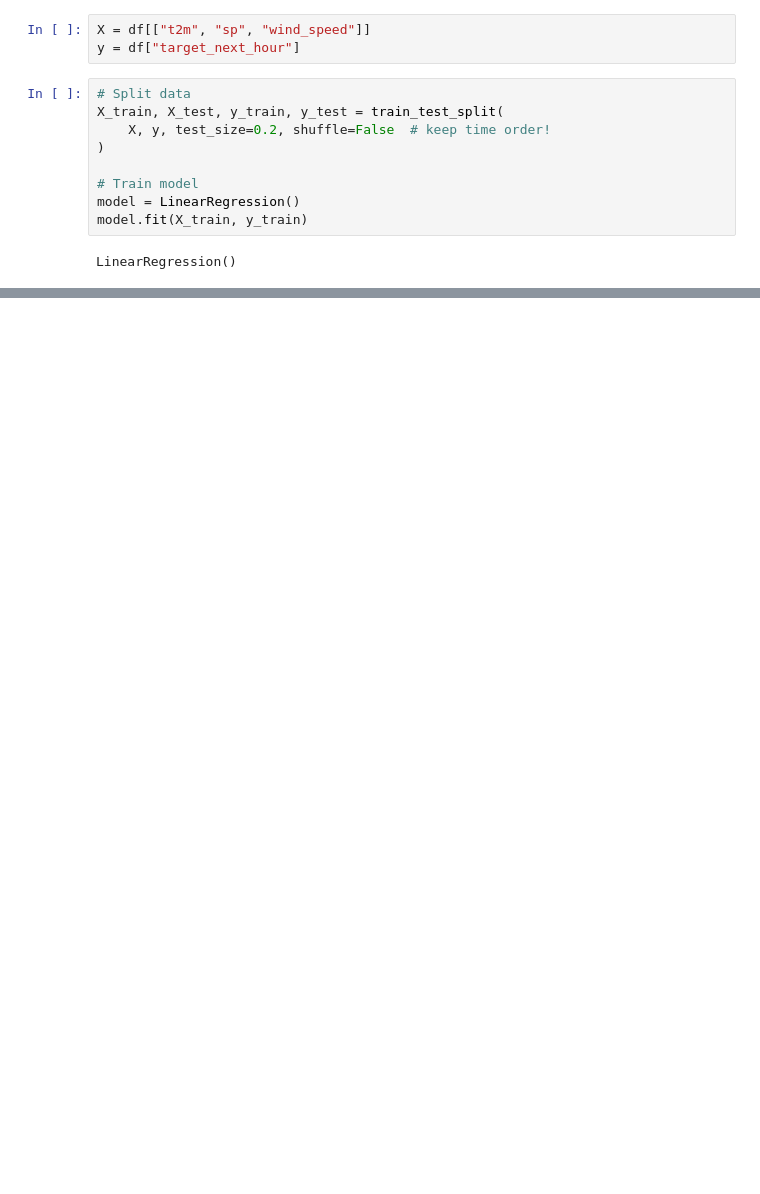
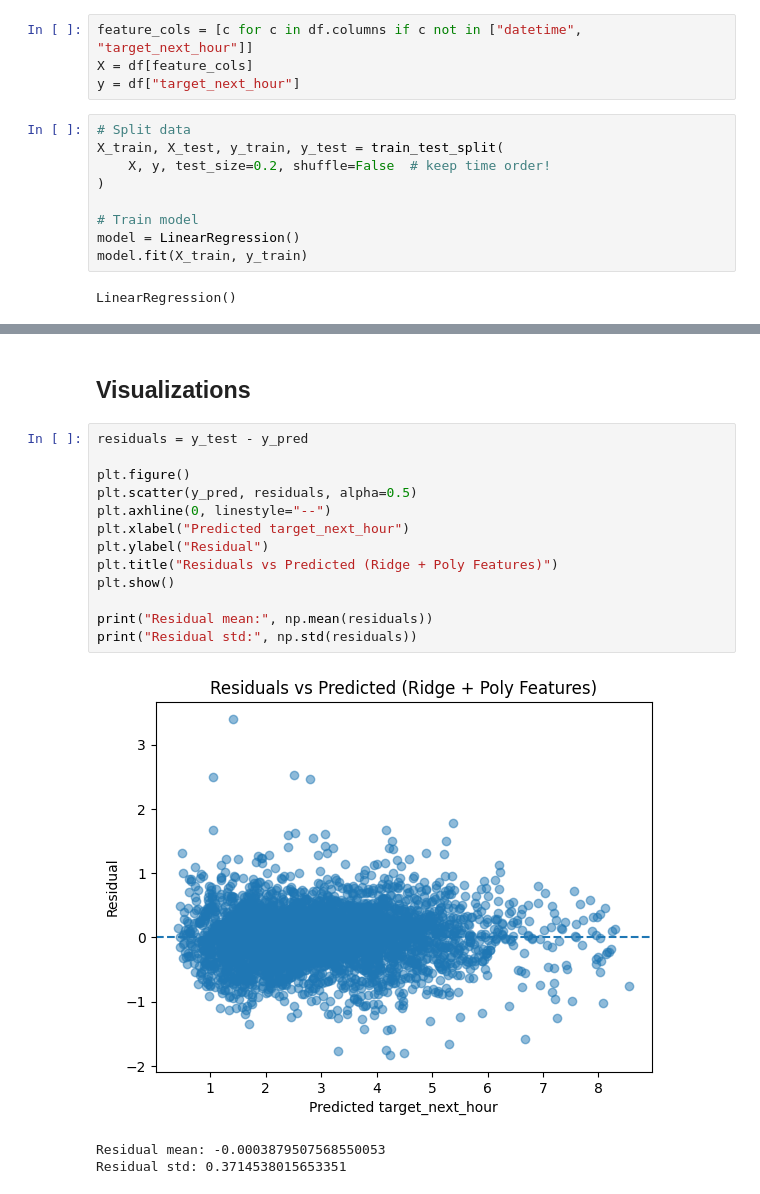
Before and after one commit to MichelFaloughi/cis5200-project, a Jupyter notebook: models/model1.ipynb, the cells around one changed output, grey strips where cells are left out. Drawn from its saved outputs; the diff is of its cells as text; blank space fills up the shorter version.

```diff
--- a/models/model1.ipynb
+++ b/models/model1.ipynb
@@ -87,5 +37,6 @@ Skipping existing file /Users/alfiehofmann/cis5200-project/data/era5_tehachapi_2
 # %%
-X = df[["t2m", "sp", "wind_speed"]]
+feature_cols = [c for c in df.columns if c not in ["datetime", "target_next_hour"]]
+X = df[feature_cols]
 y = df["target_next_hour"]
 # %%
 # Split data
@@ -108,0 +110,19 @@ R²: 0.8955515027046204
+# %% [markdown]
+## Visualizations
+# %%
+residuals = y_test - y_pred
+
+plt.figure()
+plt.scatter(y_pred, residuals, alpha=0.5)
+plt.axhline(0, linestyle="--")
+plt.xlabel("Predicted target_next_hour")
+plt.ylabel("Residual")
+plt.title("Residuals vs Predicted (Ridge + Poly Features)")
+plt.show()
+
+print("Residual mean:", np.mean(residuals))
+print("Residual std:", np.std(residuals))
+# %% [output]
+[figure, added]
+Residual mean: -0.0003879507568550053
+Residual std: 0.3714538015653351
```
Also changed, not shown: parts of 12 cells of this notebook.
